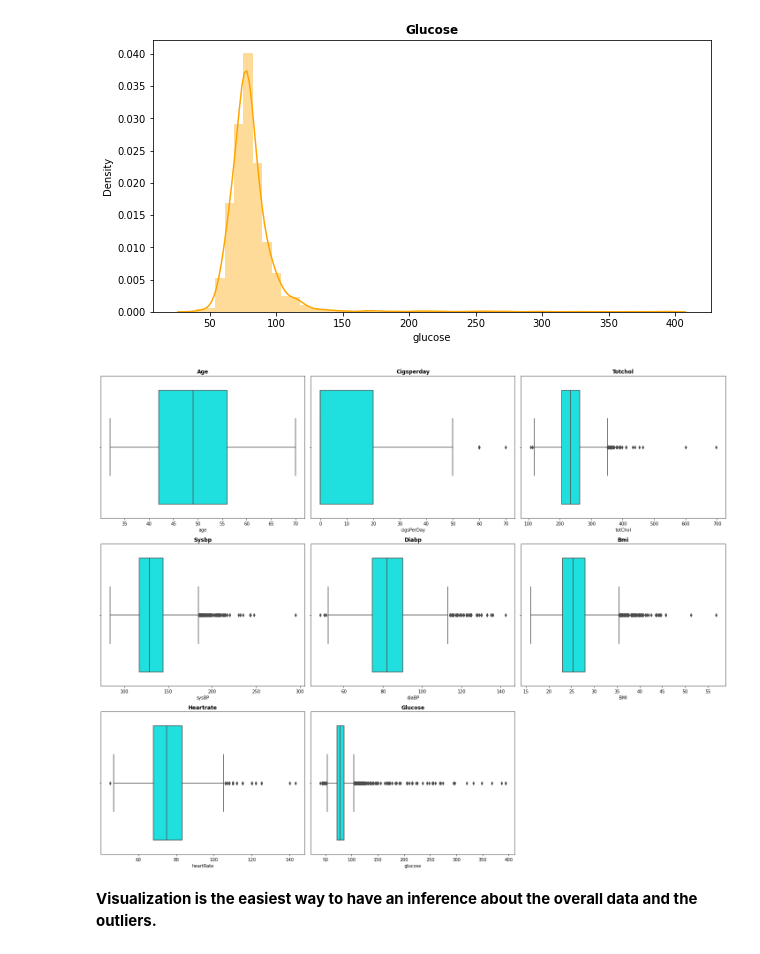
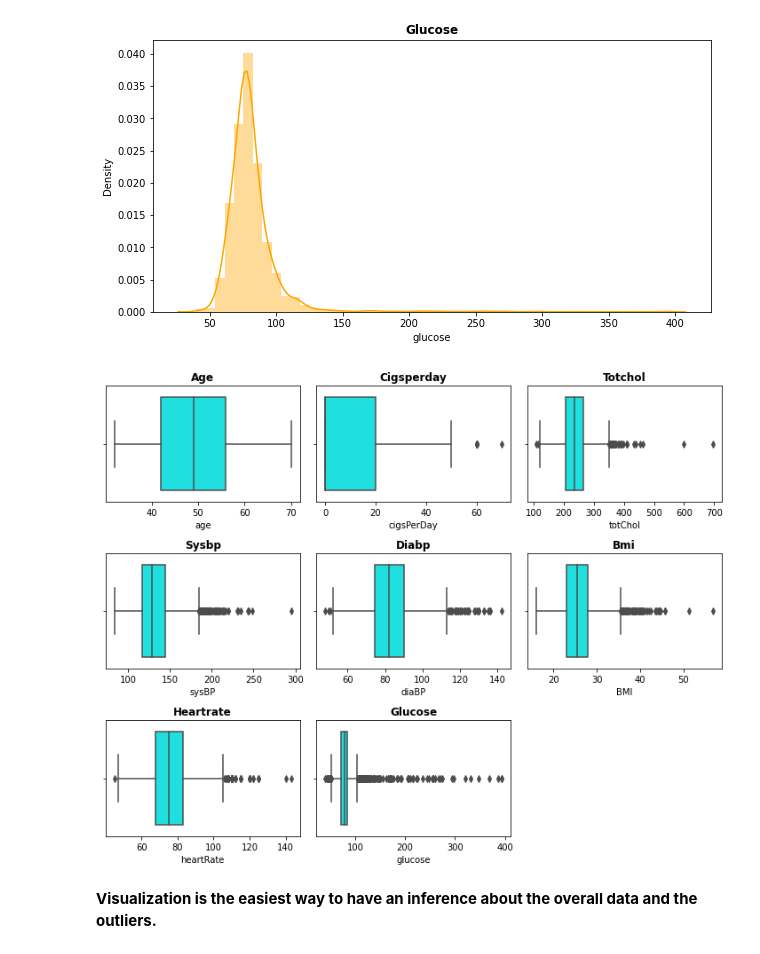
Before and after one commit to sksamima5/Cardiovascular-Risk-Prediction, a Jupyter notebook: Cardiovascular_Risk_Prediction_.ipynb, the cells around one changed output. Saved outputs shown, nothing was run; the diff lists cells and outputs as text; code cells hidden in the pictures.

```diff
--- a/Cardiovascular_Risk_Prediction_.ipynb
+++ b/Cardiovascular_Risk_Prediction_.ipynb
@@ -401,14 +401,14 @@ for n,column in enumerate(numeric_features):
 [figure]
 # %%
 # Visualizing the distributions in boxplot.
-plt.figure(figsize = (20,16))
+plt.figure(figsize = (10,8))
 for n,column in enumerate(numeric_features):
   plt.subplot(3,3, n+1)
   sns.boxplot(heart_data[column], color = 'cyan')
   plt.title(f'{column.title()}', weight = 'bold')
   plt.tight_layout()
 # %% [output]
-[figure, old version]
+[figure, new version]
 # %% [markdown]
 <b> Visualization is the easiest way to have an inference about the overall data and the outliers.
 # %% [markdown]
```
Also changed, not shown: parts of 1 cell of this notebook.
